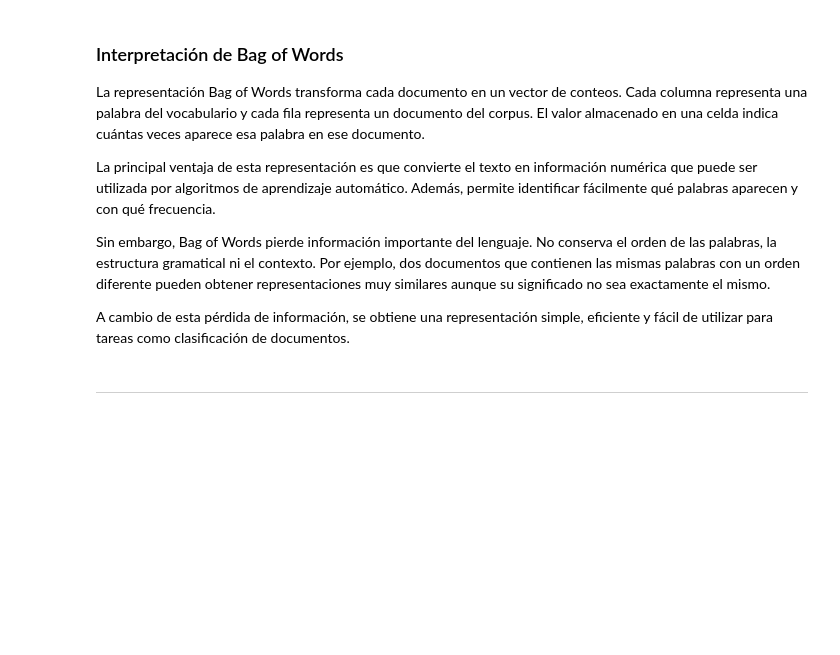
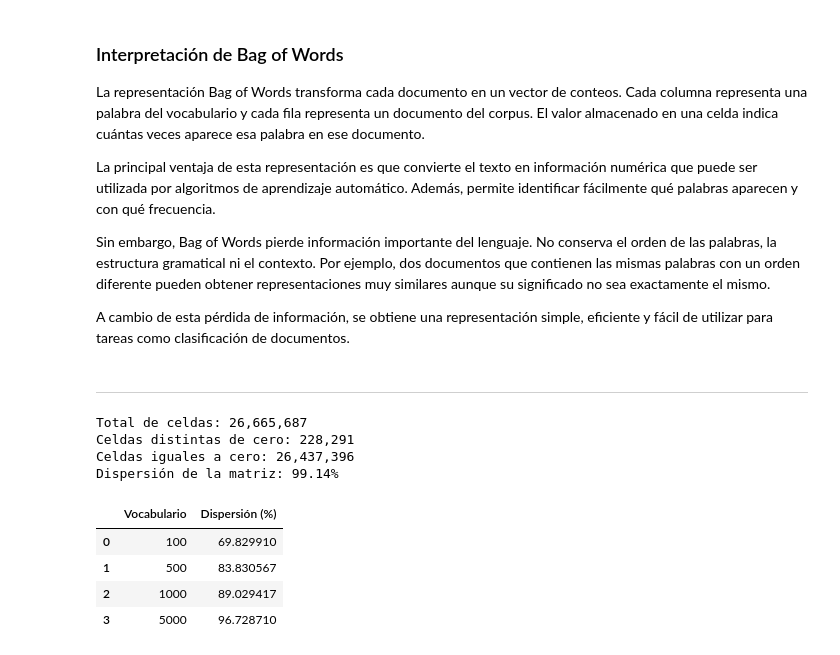
Before and after one commit to Cynthiss/NLP, a Jupyter notebook: lab2_nlp/Lab_2.ipynb, the cells around one changed output. Saved outputs shown, nothing was run; the diff lists cells and outputs as text; code cells hidden in the pictures; blank space fills up the shorter version.

```diff
--- a/lab2_nlp/Lab_2.ipynb
+++ b/lab2_nlp/Lab_2.ipynb
@@ -620,3 +620,72 @@ A cambio de esta pérdida de información, se obtiene una representación simple
 eficiente y fácil de utilizar para tareas como clasificación de documentos.
 # %% [markdown]
 ---
+# %%
+
+# 9. Vectores de conteo y dispersión
+
+
+# Número total de celdas de la matriz
+total_celdas = X_bow.shape[0] * X_bow.shape[1]
+
+# X_bow.nnz indica cuántas celdas tienen un valor distinto de cero
+celdas_no_cero = X_bow.nnz
+
+# Las demás celdas contienen cero
+celdas_cero = total_celdas - celdas_no_cero
+
+# Porcentaje de dispersión (sparsity)
+sparsity = (celdas_cero / total_celdas) * 100
+
+print(f"Total de celdas: {total_celdas:,}")
+print(f"Celdas distintas de cero: {celdas_no_cero:,}")
+print(f"Celdas iguales a cero: {celdas_cero:,}")
+print(f"Dispersión de la matriz: {sparsity:.2f}%")
+# %% [output]
+Total de celdas: 26,665,687
+Celdas distintas de cero: 228,291
+Celdas iguales a cero: 26,437,396
+Dispersión de la matriz: 99.14%
+# %%
+
+# Dispersión con diferentes tamaños de vocabulario
+
+
+# Tamaños de vocabulario solicitados en el laboratorio
+vocab_sizes = [100, 500, 1000, 5000]
+
+resultados_sparsity = []
+
+for vocab_size in vocab_sizes:
+
+    # Crear Bag of Words limitado a las palabras
+    # más frecuentes del corpus
+    vectorizer = CountVectorizer(max_features=vocab_size)
+
+    X_temp = vectorizer.fit_transform(df["texto_normalizado"])
+
+    # Número total de celdas
+    total = X_temp.shape[0] * X_temp.shape[1]
+
+    # Número de celdas distintas de cero
+    no_cero = X_temp.nnz
+
+    # Calcular porcentaje de ceros
+    sparsity_temp = ((total - no_cero) / total) * 100
+
+    resultados_sparsity.append({
+        "Vocabulario": X_temp.shape[1],
+        "Dispersión (%)": sparsity_temp
+    })
+
+
+# Convertir resultados en DataFrame
+df_sparsity = pd.DataFrame(resultados_sparsity)
+
+df_sparsity
+# %% [output]
+|  | Vocabulario | Dispersión (%) |
+| 0 | 100 | 69.829910 |
+| 1 | 500 | 83.830567 |
+| 2 | 1000 | 89.029417 |
+| 3 | 5000 | 96.728710 |
```
Also changed, not shown: parts of 4 cells of this notebook.
